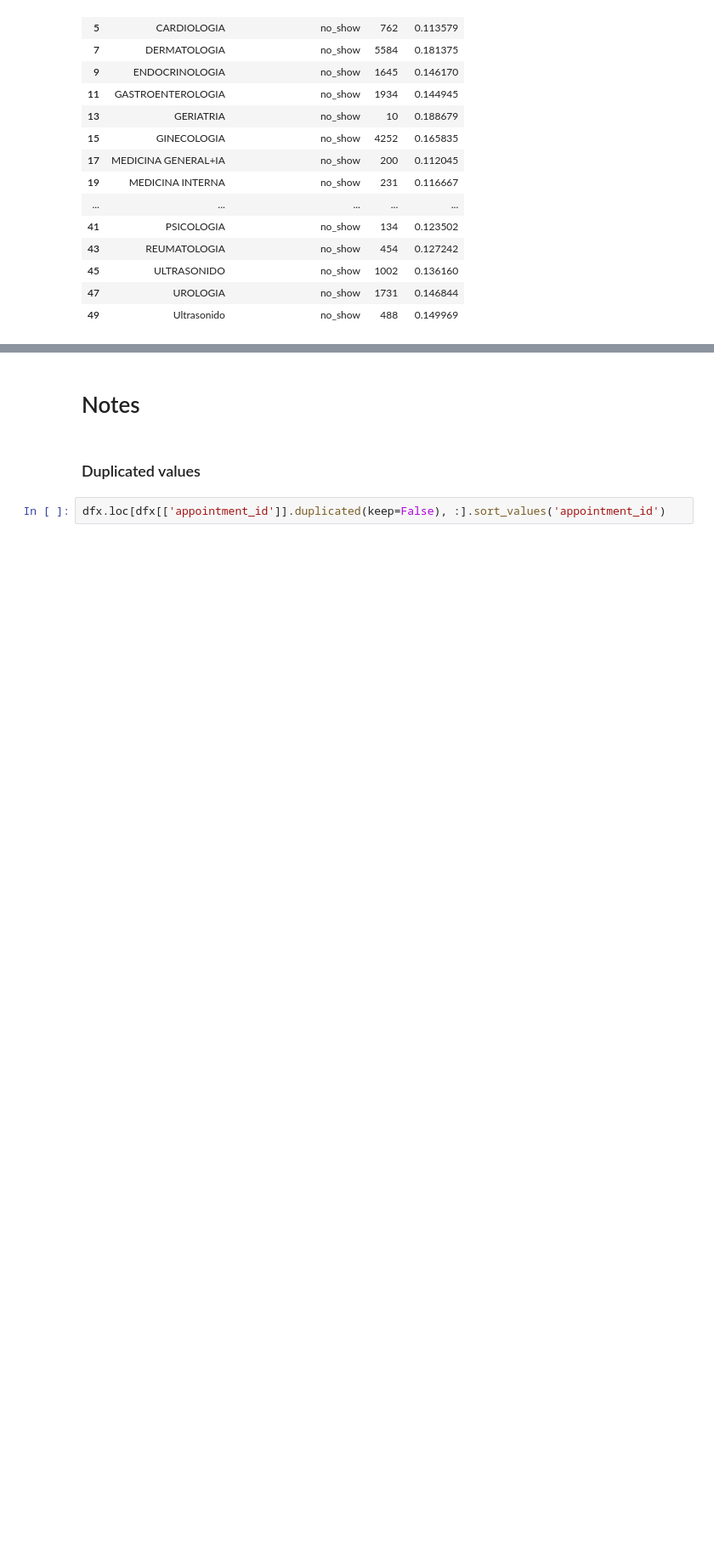
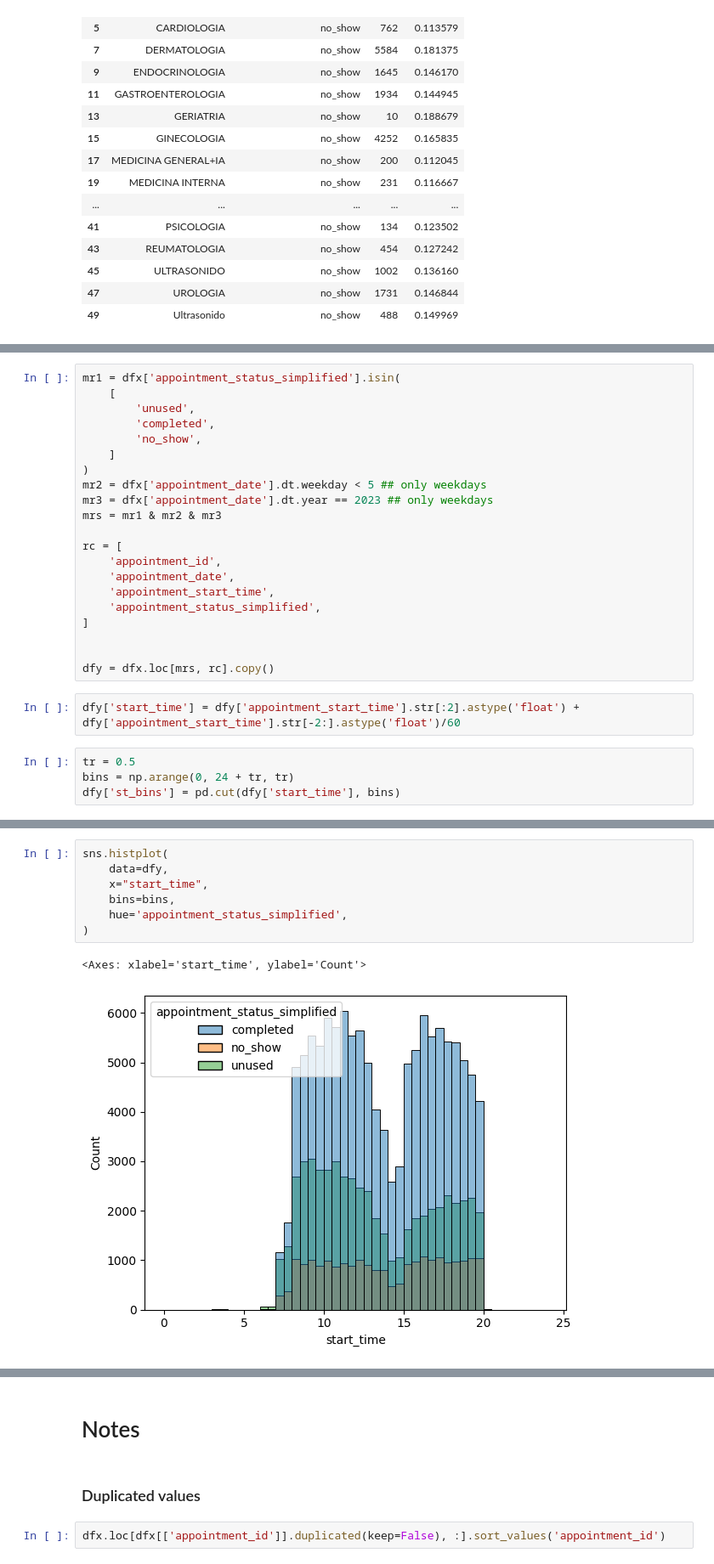
Before and after one commit to robperch/IEOR_Capstone, a Jupyter notebook: notebooks/EDA/eda_rob.ipynb, the cells around one changed output, grey strips where cells are left out. Shown at 85% size. Cells and saved outputs as stored; diff of their text form; blank space fills up the shorter version.

```diff
--- a/notebooks/EDA/eda_rob.ipynb
+++ b/notebooks/EDA/eda_rob.ipynb
@@ -290,0 +893,27 @@ dfy
+# %%
+mr1 = dfx['appointment_status_simplified'].isin(
+    [
+        'unused',
+        'completed',
+        'no_show',
+    ]
+)
+mr2 = dfx['appointment_date'].dt.weekday < 5 ## only weekdays
+mr3 = dfx['appointment_date'].dt.year == 2023 ## only weekdays
+mrs = mr1 & mr2 & mr3
+
+rc = [
+    'appointment_id',
+    'appointment_date',
+    'appointment_start_time',
+    'appointment_status_simplified',
+]
+
+
+dfy = dfx.loc[mrs, rc].copy()
+# %%
+dfy['start_time'] = dfy['appointment_start_time'].str[:2].astype('float') + dfy['appointment_start_time'].str[-2:].astype('float')/60
+# %%
+tr = 0.5
+bins = np.arange(0, 24 + tr, tr)
+dfy['st_bins'] = pd.cut(dfy['start_time'], bins)
@@ -290,0 +947,10 @@ dfy
+# %%
+sns.histplot(
+    data=dfy,
+    x="start_time",
+    bins=bins,
+    hue='appointment_status_simplified',
+)
+# %% [output]
+<Axes: xlabel='start_time', ylabel='Count'>
+[figure, added]
```
Also changed, not shown: parts of 109 cells of this notebook, 1 other file.
